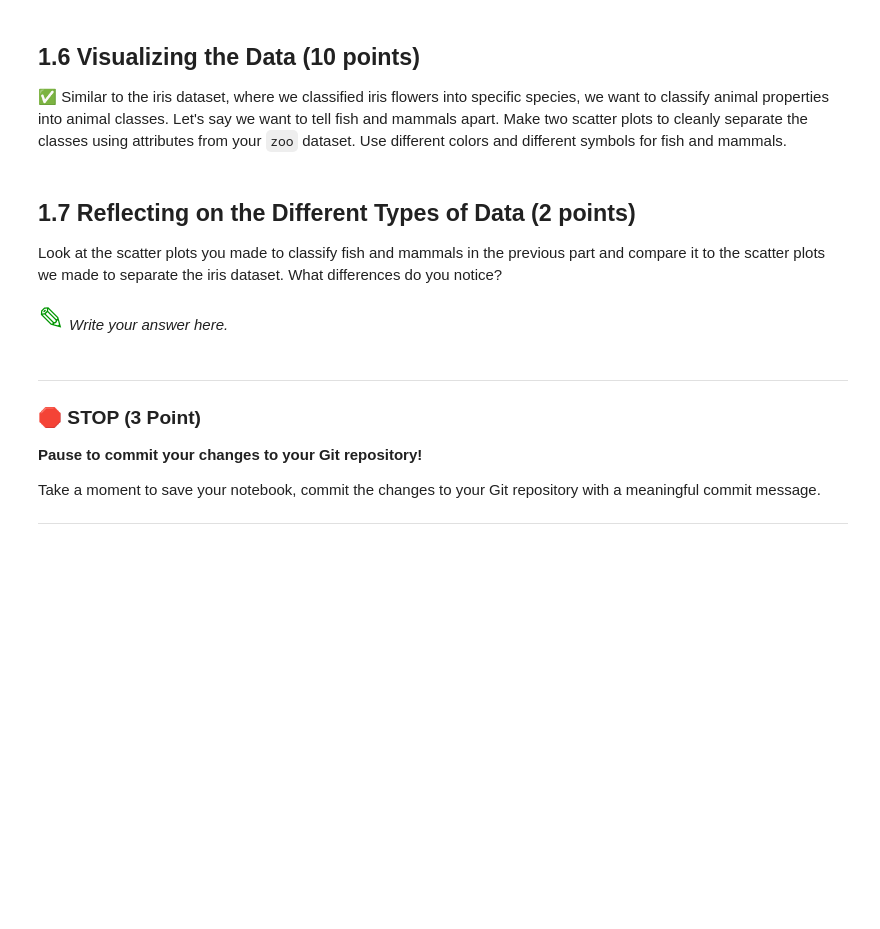
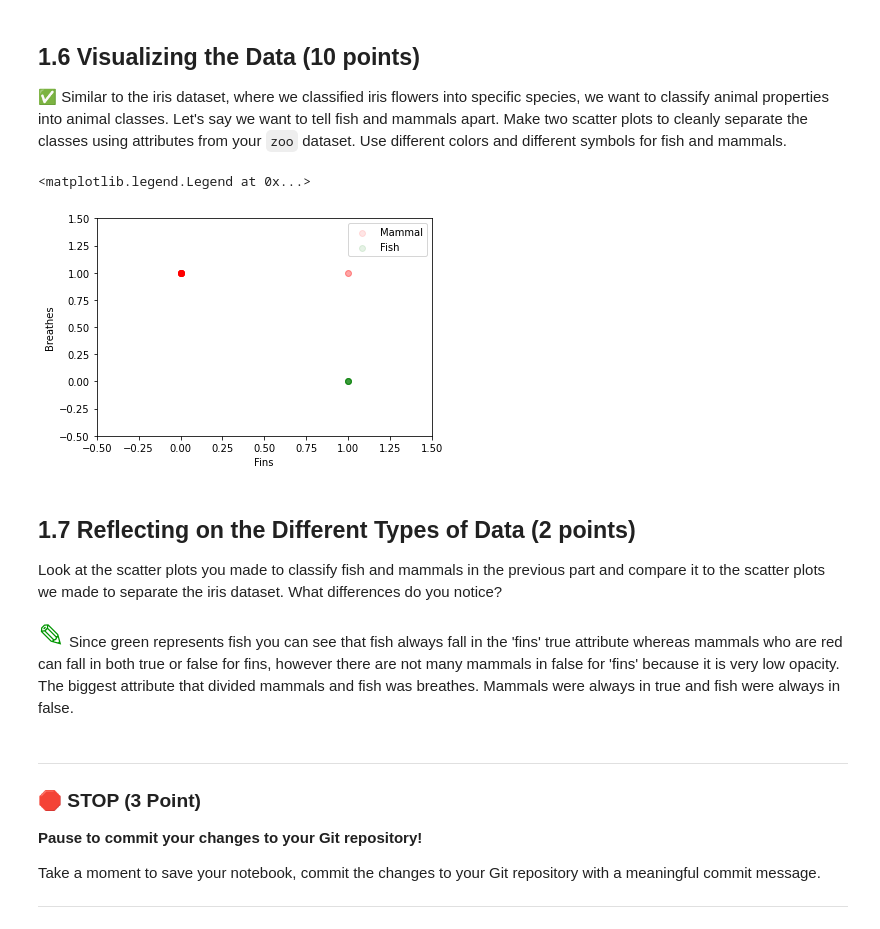
Before and after one commit to coope494/CMSE202-s23-turnin, a Jupyter notebook: hw-02/HW-02_PandasAndObjects-STUDENT.ipynb, the cells around one changed output. Cells and saved outputs as stored; diff of their text form; code cells hidden in the pictures; blank space fills up the shorter version.

```diff
--- a/hw-02/HW-02_PandasAndObjects-STUDENT.ipynb
+++ b/hw-02/HW-02_PandasAndObjects-STUDENT.ipynb
@@ -82,4 +82,6 @@ Look at both datasets (`class.csv`, `zoo.csv`). Describe the contents of both da
 
 &#9989; Use pandas to read in the `zoo.csv` and `class.csv` files into DataFrames.
 # %%
-#Write code here
+import pandas as pd
+zoo_data = pd.read_csv('zoo.csv')
+class_data = pd.read_csv('class.csv')
@@ -94,13 +135,23 @@ Look back in the PCA/ICA and see how we used `groupby` to find the number of Iri
 
 &#9989; Similar to the iris dataset, where we classified iris flowers into specific species, we want to classify animal properties into animal classes. Let's say we want to tell fish and mammals apart. Make two scatter plots to cleanly separate the classes using attributes from your `zoo` dataset. Use different colors and different symbols for fish and mammals.
 # %%
-#Write your code here
+import matplotlib.pyplot as plt
+plt.xlim(-0.5, 1.5)
+plt.ylim(-0.5, 1.5)
+plt.scatter(zoo_data[zoo_data['class_type'] == 1]['fins'], zoo_data[zoo_data['class_type'] == 1]['breathes'], label = 'Mammal', color = 'red', alpha = 0.1)
+plt.scatter(zoo_data[zoo_data['class_type'] == 4]['fins'], zoo_data[zoo_data['class_type'] == 4]['breathes'], label = 'Fish', color = 'green', alpha = 0.1)
+plt.xlabel('Fins')
+plt.ylabel('Breathes')
+plt.legend()
+# %% [output]
+<matplotlib.legend.Legend at 0x...>
+[figure, added]
 # %% [markdown]
 ## 1.7 Reflecting on the Different Types of Data (2 points)
 
 Look at the scatter plots you made to classify fish and mammals in the previous part and compare it to the scatter plots we made to separate the iris dataset. What differences do you notice?
 # %% [markdown]
-<font size=6 color="#009600">&#9998;</font> *Write your answer here.*
+<font size=6 color="#009600">&#9998;</font> Since green represents fish you can see that fish always fall in the 'fins' true attribute whereas mammals who are red can fall in both true or false for fins, however there are not many mammals in false for 'fins' because it is very low opacity. The biggest attribute that divided mammals and fish was breathes. Mammals were always in true and fish were always in false.
 # %% [markdown]
 ---
 ### &#128721; STOP (3 Point)
```
Also changed, not shown: parts of 11 cells of this notebook.
